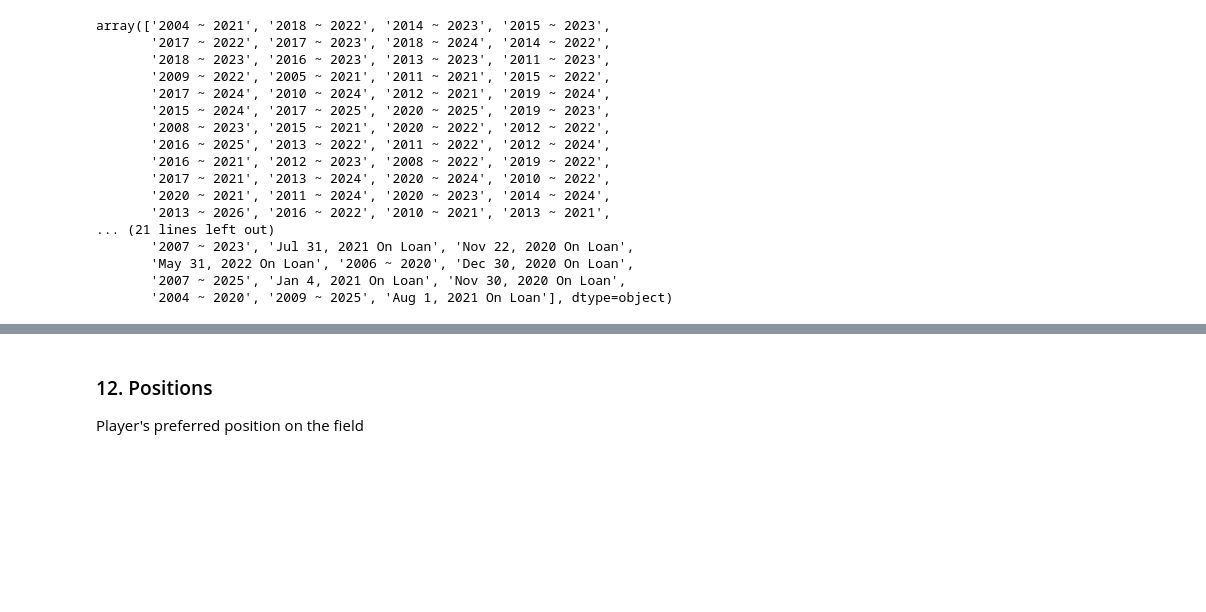
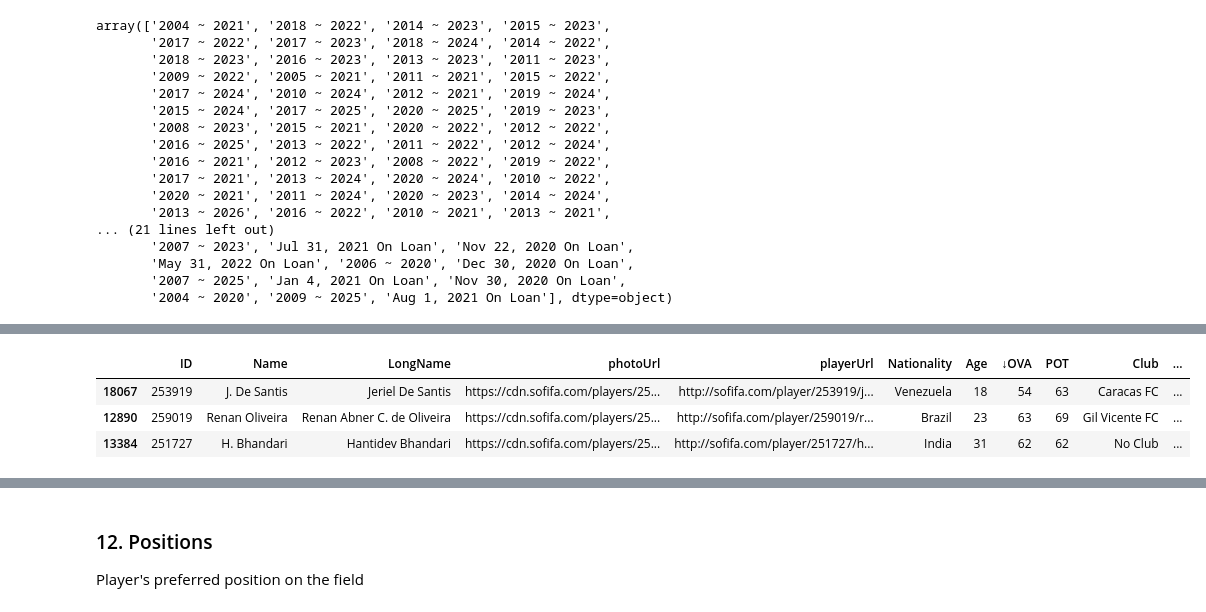
Before and after one commit to Abhishek191191/FIFA-data-cleaning, a Jupyter notebook: FIFA21 Data Cleaning Code.ipynb, the cells around one changed output, grey strips where cells are left out. Saved outputs shown, nothing was run; the diff lists cells and outputs as text; code cells hidden in the pictures; blank space fills up the shorter version.

Commit message:
contract cleaned

```diff
--- a/FIFA21 Data Cleaning Code.ipynb
+++ b/FIFA21 Data Cleaning Code.ipynb
@@ -172,0 +195,27 @@ array(['2004 ~ 2021', '2018 ~ 2022', '2014 ~ 2023', '2015 ~ 2023',
+# %%
+def extract_contract_info(contract):
+    if contract == 'Free' or 'On Loan' in contract:
+        start_date = np.nan
+        end_date = np.nan
+        contract_length = 0
+    else:
+        start_date, end_date = contract.split(' ~ ')
+        start_year = int(start_date [:4])
+        end_year = int(end_date [:4])
+        contract_length = end_year - start_year
+    return start_date, end_date, contract_length
+
+# apply the function to contract column and create new column
+
+new_cols = ['Contract Starts','Contract Ends','Contract Length (years)']
+new_data = fifa['Contract'].apply(lambda x: pd.Series(extract_contract_info(x)))
+
+for i in range(len(new_cols)):
+    fifa.insert(loc = fifa.columns.get_loc('Contract')+1+i, column = new_cols[i], value=new_data[i])
+# %%
+fifa.sample(3)
+# %% [output]
+|  | ID | Name | LongName | photoUrl | playerUrl | Nationality | Age | ↓OVA | POT | Club | ... |
+| 18067 | 253919 | J. De Santis | Jeriel De Santis | https://cdn.sofifa.com/players/25... | http://sofifa.com/player/253919/j... | Venezuela | 18 | 54 | 63 | Caracas FC | ... |
+| 12890 | 259019 | Renan Oliveira | Renan Abner C. de Oliveira | https://cdn.sofifa.com/players/25... | http://sofifa.com/player/259019/r... | Brazil | 23 | 63 | 69 | Gil Vicente FC | ... |
+| 13384 | 251727 | H. Bhandari | Hantidev Bhandari | https://cdn.sofifa.com/players/25... | http://sofifa.com/player/251727/h... | India | 31 | 62 | 62 | No Club | ... |
```
Also changed, not shown: parts of 2 cells of this notebook.
